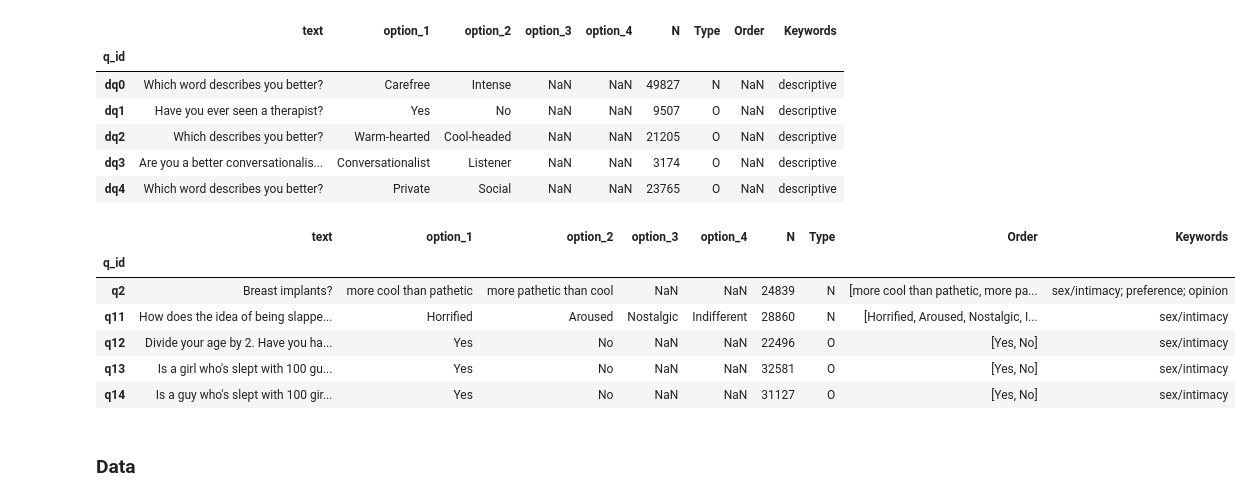
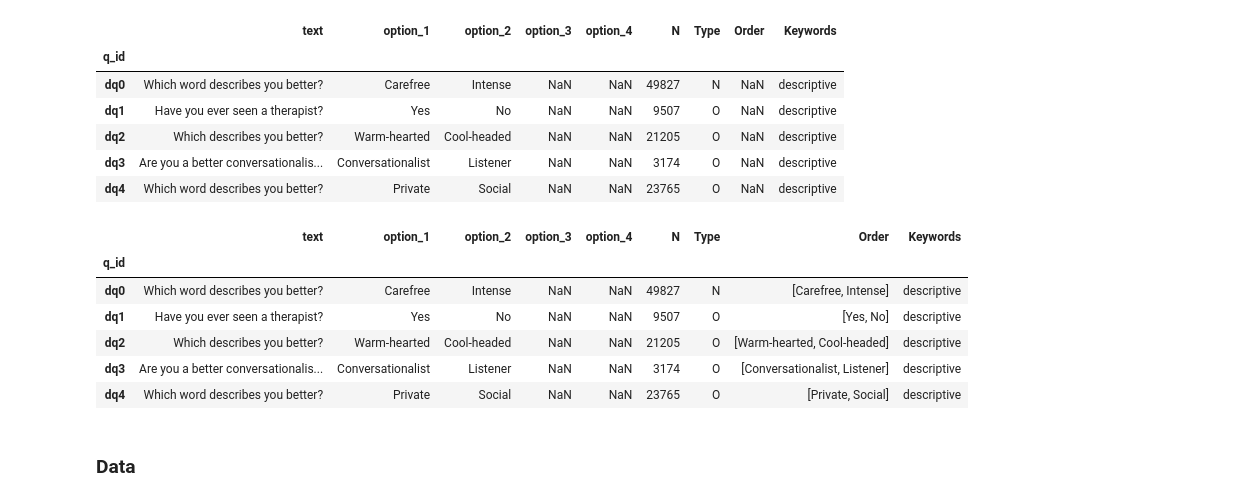
Before and after one commit to Anna53595/DatingLiteracy, a Jupyter notebook: data_preprocessing.ipynb, the cells around one changed output. Saved outputs shown, nothing was run; the diff lists cells and outputs as text; code cells hidden in the pictures.

```diff
--- a/data_preprocessing.ipynb
+++ b/data_preprocessing.ipynb
@@ -31,22 +31,22 @@ display(questions.loc[descriptive_questions].head())
 # %%
 #add missing entries in 'Order' column
 for index, row in questions.iterrows():
     if type(row['Order'])!=list:
         order = [row['option_1'], row['option_2']]
         if isinstance(row['option_3'], str):
             order.append(row['option_3'])
         if isinstance(row['option_4'], str):
             order.append(row['option_4'])
         questions.at[index, 'Order']=order
-display(questions.head())
+display(questions.loc[descriptive_questions].head())
 # %% [output]
 |  | text | option_1 | option_2 | option_3 | option_4 | N | Type | Order | Keywords |
 | q_id |  |  |  |  |  |  |  |  |  |
-| q2 | Breast implants? | more cool than pathetic | more pathetic than cool | NaN | NaN | 24839 | N | [more cool than pathetic, more pa... | sex/intimacy; preference; opinion |
-| q11 | How does the idea of being slappe... | Horrified | Aroused | Nostalgic | Indifferent | 28860 | N | [Horrified, Aroused, Nostalgic, I... | sex/intimacy |
-| q12 | Divide your age by 2. Have you ha... | Yes | No | NaN | NaN | 22496 | O | [Yes, No] | sex/intimacy |
-| q13 | Is a girl who's slept with 100 gu... | Yes | No | NaN | NaN | 32581 | O | [Yes, No] | sex/intimacy |
-| q14 | Is a guy who's slept with 100 gir... | Yes | No | NaN | NaN | 31127 | O | [Yes, No] | sex/intimacy |
+| dq0 | Which word describes you better? | Carefree | Intense | NaN | NaN | 49827 | N | [Carefree, Intense] | descriptive |
+| dq1 | Have you ever seen a therapist? | Yes | No | NaN | NaN | 9507 | O | [Yes, No] | descriptive |
+| dq2 | Which describes you better? | Warm-hearted | Cool-headed | NaN | NaN | 21205 | O | [Warm-hearted, Cool-headed] | descriptive |
+| dq3 | Are you a better conversationalis... | Conversationalist | Listener | NaN | NaN | 3174 | O | [Conversationalist, Listener] | descriptive |
+| dq4 | Which word describes you better? | Private | Social | NaN | NaN | 23765 | O | [Private, Social] | descriptive |
 # %%
 questions.to_csv(os.path.join(root_path, 'questions_preprocessed.csv'), sep=';')
 # %% [markdown]
```
Also changed, not shown: parts of 2 cells of this notebook, 1 other file.
